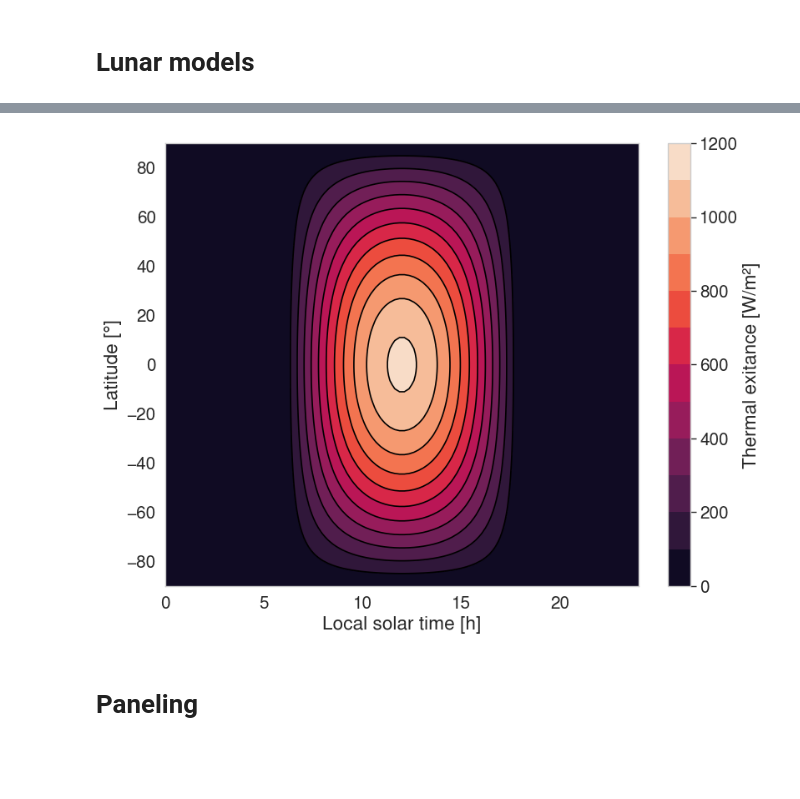
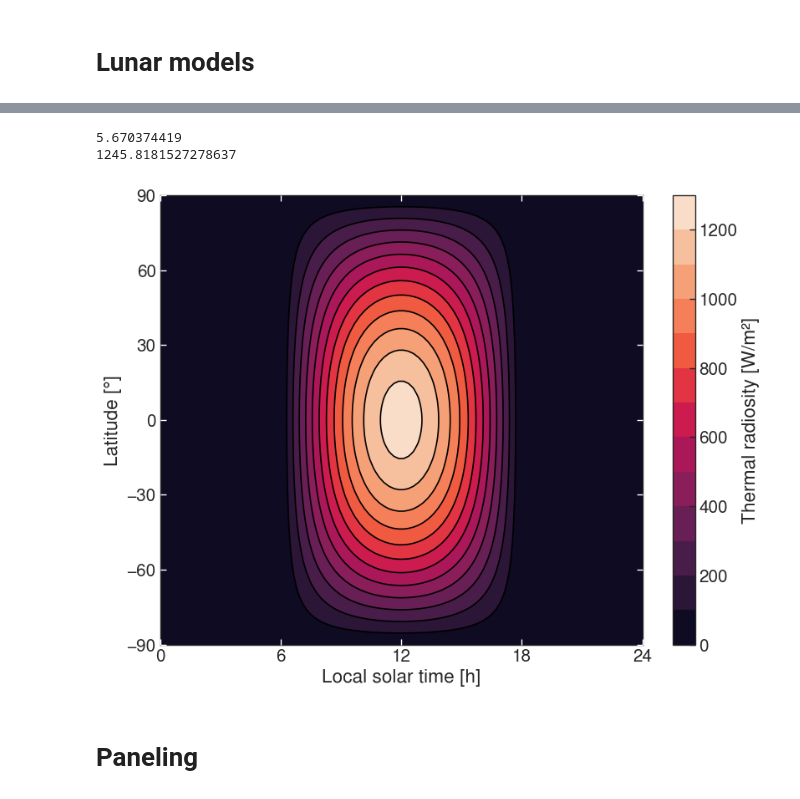
Before and after one commit to DominikStiller/tudelft-hpb-project, a Jupyter notebook: analysis/figures_paper.ipynb, the cells around one changed output, grey strips where cells are left out. Cells and saved outputs as stored; diff of their text form; code cells hidden in the pictures; blank space fills up the shorter version.

```diff
--- a/analysis/figures_paper.ipynb
+++ b/analysis/figures_paper.ipynb
@@ -216,37 +219,48 @@ plot_longitudinal_distribution()
 # %%
 def thermal_radiation(polar, azimuth):
         subsolar = np.array([1, 0, 0])
         normal = np.array([
             np.cos(azimuth) * np.sin(polar),
             np.sin(azimuth) * np.sin(polar),
             np.cos(polar)
         ])
         cosphi = max(0, subsolar @ normal)
 
         sigma = 5.670374419e-8
-        T = max(375 * cosphi**(1/4), 100)
+        T = max(385 * cosphi**(1/4), 100)
         return sigma * T**4
 
 def plot_thermal_lemoine():
     # Recreate Fig. 5 from Lemoine 2013
     polarlist = np.linspace(0, 1, 100) * np.pi
     azimuthlist = np.linspace(-1, 1, 100) * np.pi
     polars, azimuths = np.meshgrid(polarlist, azimuthlist)
 
     fig, ax = plt.subplots(figsize=(8, 6))
     exitances = np.vectorize(thermal_radiation)(polars, azimuths)
     im = ax.contourf((azimuths / np.pi + 1) * 12, 90 - np.degrees(polars), exitances, levels=12)
     ax.contour((azimuths / np.pi + 1) * 12, 90 - np.degrees(polars), exitances, levels=12, colors="black")
-    fig.colorbar(im, ax=ax, label="Thermal exitance [W/m²]")
+    cb = fig.colorbar(im, ax=ax, label=r"Thermal radiosity [W/m²]")
+
     ax.set_xlabel("Local solar time [h]")
     ax.set_ylabel("Latitude [°]")
+    ax.tick_params(color="white")
 
-    format_plot()
+    cb.ax.yaxis.tick_right()
+
+    format_plot(
+        x_major_locator=FixedLocator([0, 6, 12, 18, 24]),
+        y_major_locator=FixedLocator(range(-90, 91, 30)),
+    )
     save_plot(plots_folder, "thermal_map")
 
 plot_thermal_lemoine()
+print(thermal_radiation(0, 0))
+print(thermal_radiation(np.pi / 2, 0))
 # %% [output]
+5.670374419
+1245.8181527278637
-[figure, old version]
+[figure, new version]
 # %% [markdown]
 # Paneling
 # %%
```
Also changed, not shown: parts of 26 cells of this notebook, 7 other files.
